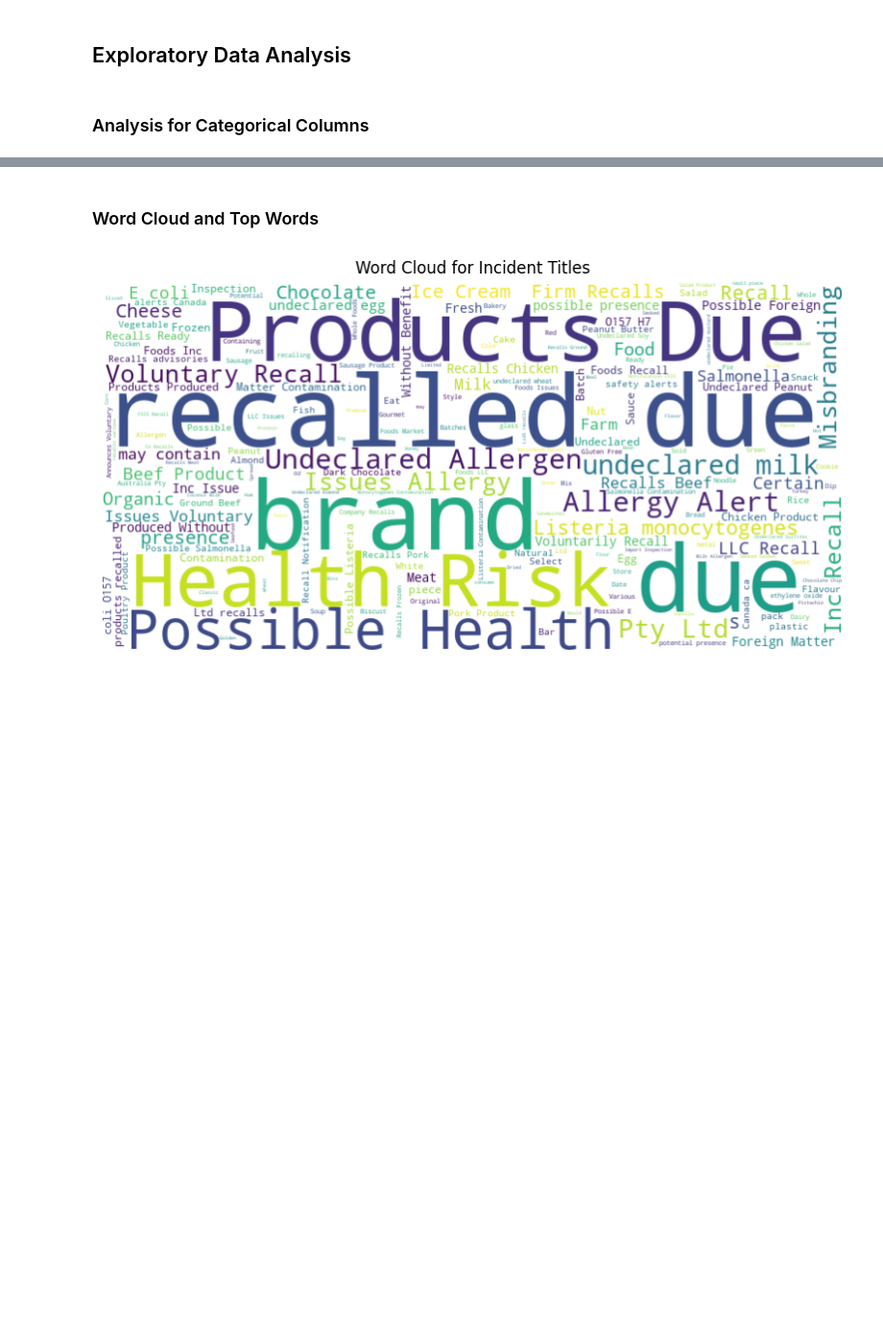
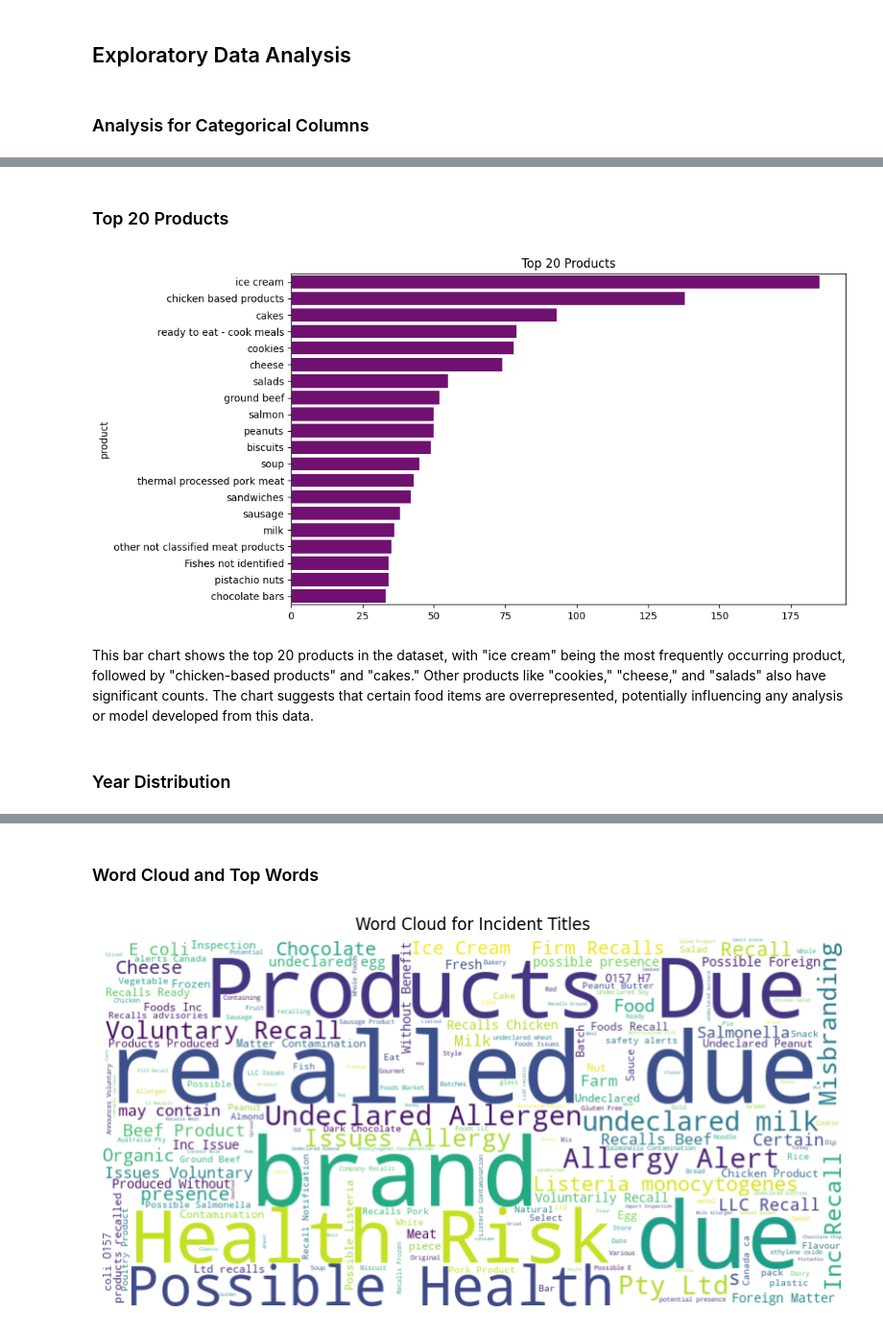
Before and after one commit to steliosg23/PDS-A2, a Jupyter notebook: Food Hazard Detection.ipynb, the cells around one changed output, grey strips where cells are left out. Shown at 96% size. Saved outputs shown, nothing was run; the diff lists cells and outputs as text; code cells hidden in the pictures; blank space fills up the shorter version.

```diff
--- a/Food Hazard Detection.ipynb
+++ b/Food Hazard Detection.ipynb
@@ -204,0 +211,18 @@ plt.show()
+# %% [markdown]
+### Top 20 Products
+# %%
+# Top 20 Products
+top_20_products = df['product'].value_counts().nlargest(20)
+plt.figure(figsize=(10, 6))
+sns.barplot(
+    y=top_20_products.index, x=top_20_products.values,
+    color="purple", legend=False
+)
+plt.title('Top 20 Products')
+plt.show()
+# %% [output]
+[figure, added]
+# %% [markdown]
+This bar chart shows the top 20 products in the dataset, with "ice cream" being the most frequently occurring product, followed by "chicken-based products" and "cakes." Other products like "cookies," "cheese," and "salads" also have significant counts. The chart suggests that certain food items are overrepresented, potentially influencing any analysis or model developed from this data.
+# %% [markdown]
+### Year Distribution
```
Also changed, not shown: parts of 25 cells of this notebook.
